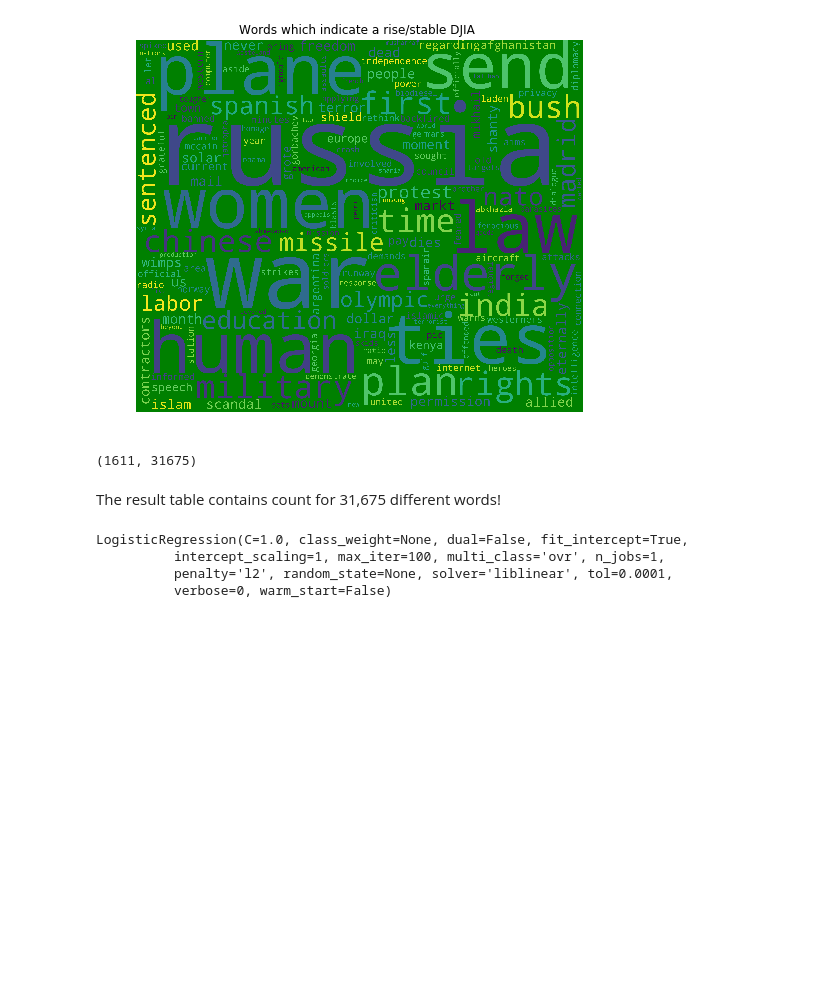
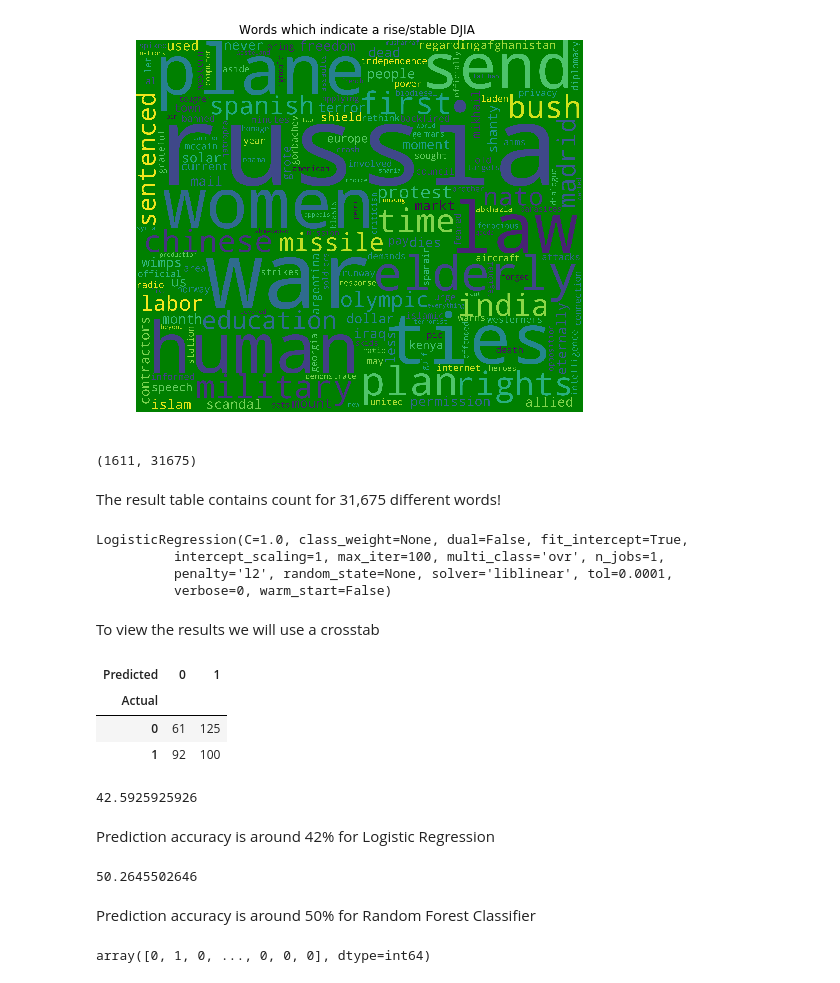
Before and after one commit to sndychvn/StockPredictionUsingNews, a Jupyter notebook: StockPredictionUsingNews.ipynb, the cells around one changed output. Drawn from its saved outputs; the diff is of its cells as text; code cells hidden in the pictures; blank space fills up the shorter version.

```diff
--- a/StockPredictionUsingNews.ipynb
+++ b/StockPredictionUsingNews.ipynb
@@ -245,3 +235,23 @@ LogisticRegression(C=1.0, class_weight=None, dual=False, fit_intercept=True,
           intercept_scaling=1, max_iter=100, multi_class='ovr', n_jobs=1,
           penalty='l2', random_state=None, solver='liblinear', tol=0.0001,
           verbose=0, warm_start=False)
+# %%
+basictest = basicvectorizer.transform(testheadlines)
+pred = LRmodel.predict(basictest)
+# %% [markdown]
+To view the results we will use a crosstab
+# %%
+pd.crosstab(test["Label"], pred, rownames=["Actual"], colnames = ["Predicted"])
+# %% [output]
+| Predicted | 0 | 1 |
+| Actual |  |  |
+| 0 | 61 | 125 |
+| 1 | 92 | 100 |
+# %%
+from sklearn.metrics import accuracy_score
+acc = accuracy_score(test["Label"], pred) * 100
+print(acc)
+# %% [output]
+42.5925925926
+# %% [markdown]
+Prediction accuracy is around 42% for Logistic Regression
@@ -247,0 +266,10 @@ LogisticRegression(C=1.0, class_weight=None, dual=False, fit_intercept=True,
+# %%
+print(acc_RF)
+# %% [output]
+50.2645502646
+# %% [markdown]
+Prediction accuracy is around 50% for Random Forest Classifier
+# %%
+LRmodel.predict(basictrain)
+# %% [output]
+array([0, 1, 0, ..., 0, 0, 0], dtype=int64)
```
Also changed, not shown: parts of 7 cells of this notebook.
